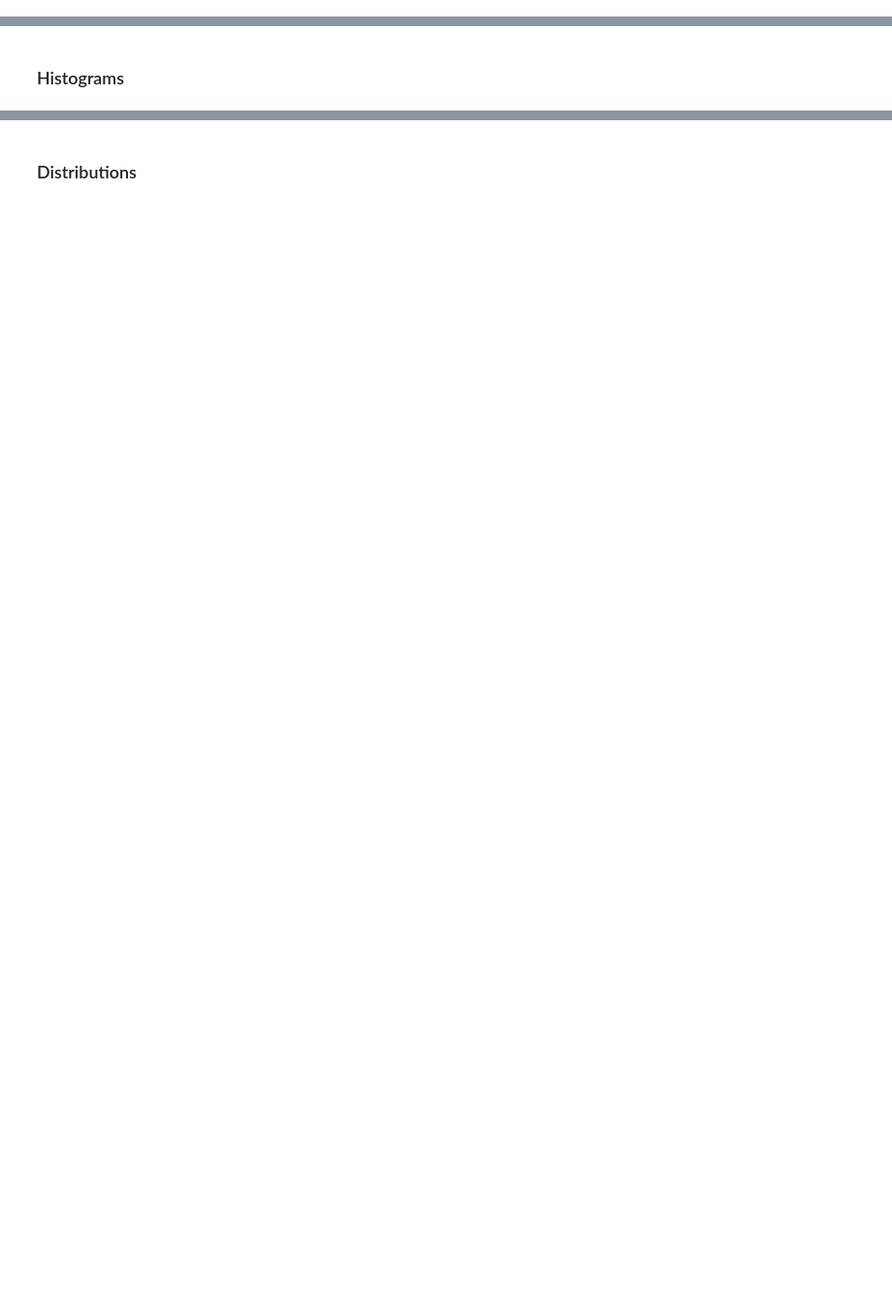
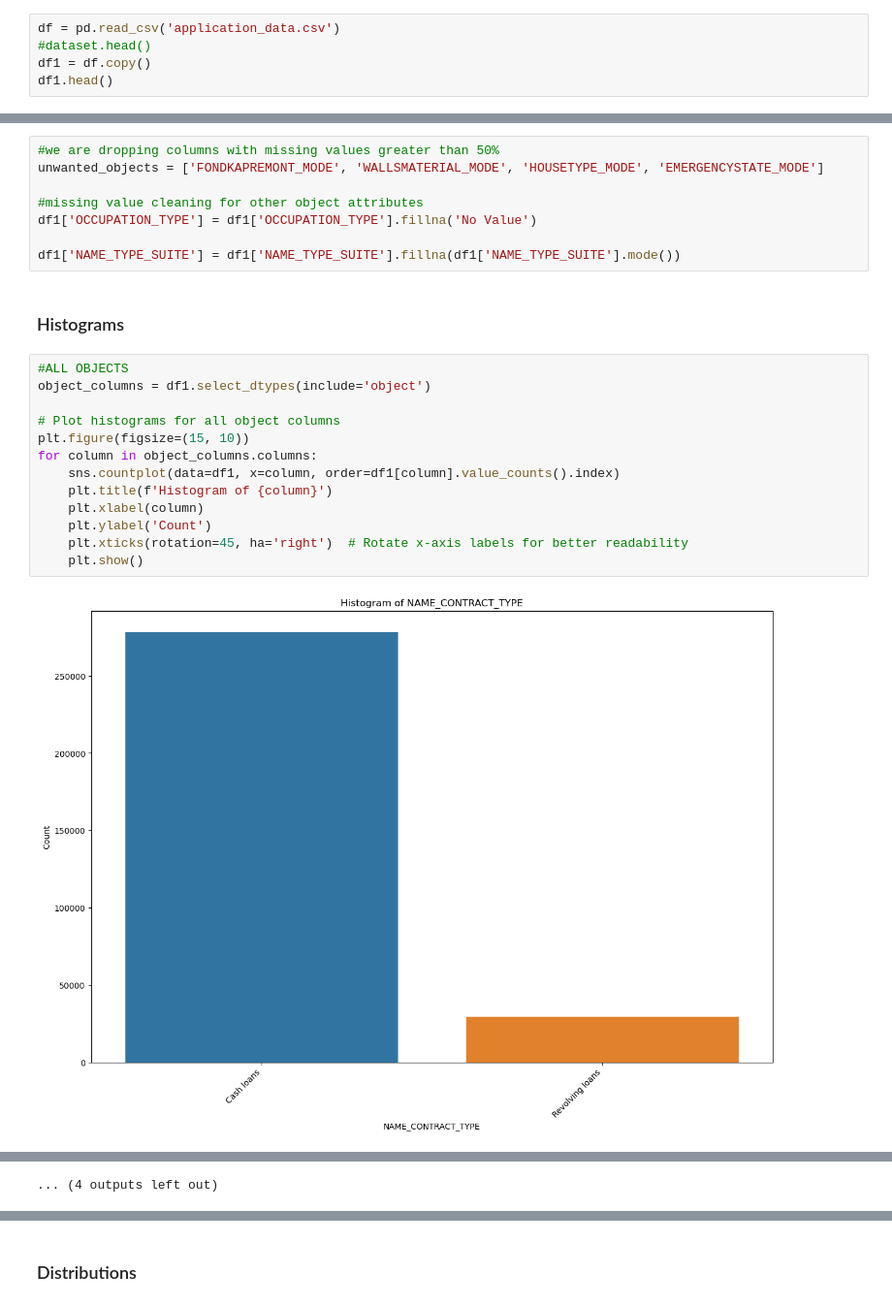
Before and after one commit to Marquinoli/Credit-Card-Fraud-Detection, a Jupyter notebook: project_cluster.ipynb, the cells around one changed output, grey strips where cells are left out. Shown: that part at 97% size. Saved outputs shown, nothing was run; the diff lists cells and outputs as text; blank space fills up the shorter version.

```diff
--- a/project_cluster.ipynb
+++ b/project_cluster.ipynb
@@ -15,2 +21,7 @@ Run your entire code and save. Then submit this <b>saved</b> copy.
 # %% [markdown]
 ## Read Data
+# %%
+df = pd.read_csv('application_data.csv')
+#dataset.head()
+df1 = df.copy()
+df1.head()
@@ -19,2 +113,25 @@ Run your entire code and save. Then submit this <b>saved</b> copy.
+# %%
+#we are dropping columns with missing values greater than 50%
+unwanted_objects = ['FONDKAPREMONT_MODE', 'WALLSMATERIAL_MODE', 'HOUSETYPE_MODE', 'EMERGENCYSTATE_MODE']
+
+#missing value cleaning for other object attributes
+df1['OCCUPATION_TYPE'] = df1['OCCUPATION_TYPE'].fillna('No Value')
+
+df1['NAME_TYPE_SUITE'] = df1['NAME_TYPE_SUITE'].fillna(df1['NAME_TYPE_SUITE'].mode())
 # %% [markdown]
 ### Histograms
+# %%
+#ALL OBJECTS
+object_columns = df1.select_dtypes(include='object')
+
+# Plot histograms for all object columns
+plt.figure(figsize=(15, 10))
+for column in object_columns.columns:
+    sns.countplot(data=df1, x=column, order=df1[column].value_counts().index)
+    plt.title(f'Histogram of {column}')
+    plt.xlabel(column)
+    plt.ylabel('Count')
+    plt.xticks(rotation=45, ha='right')  # Rotate x-axis labels for better readability
+    plt.show()
+# %% [output]
+[figure, added]
@@ -20,0 +149 @@ Run your entire code and save. Then submit this <b>saved</b> copy.
+... (4 outputs left out)
```
Also changed, not shown: parts of 15 cells of this notebook.
